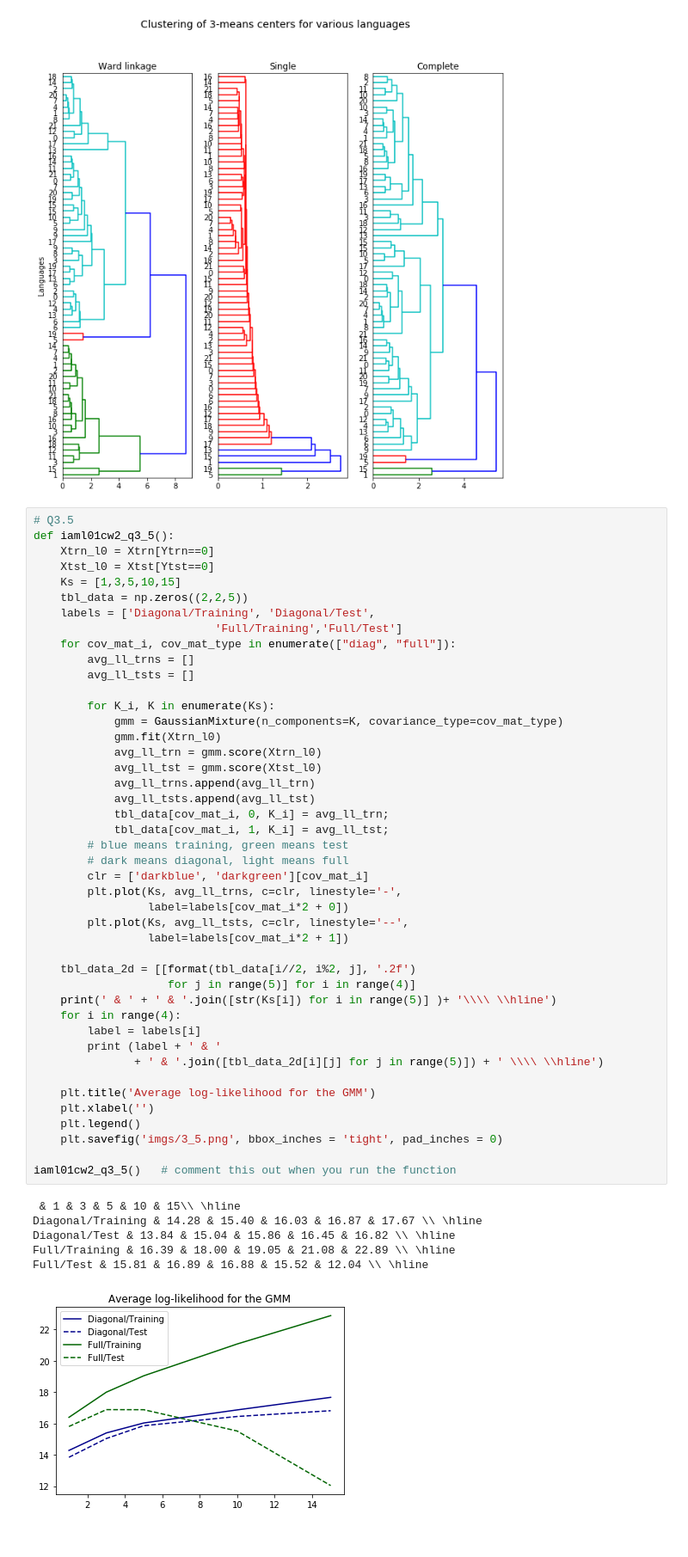
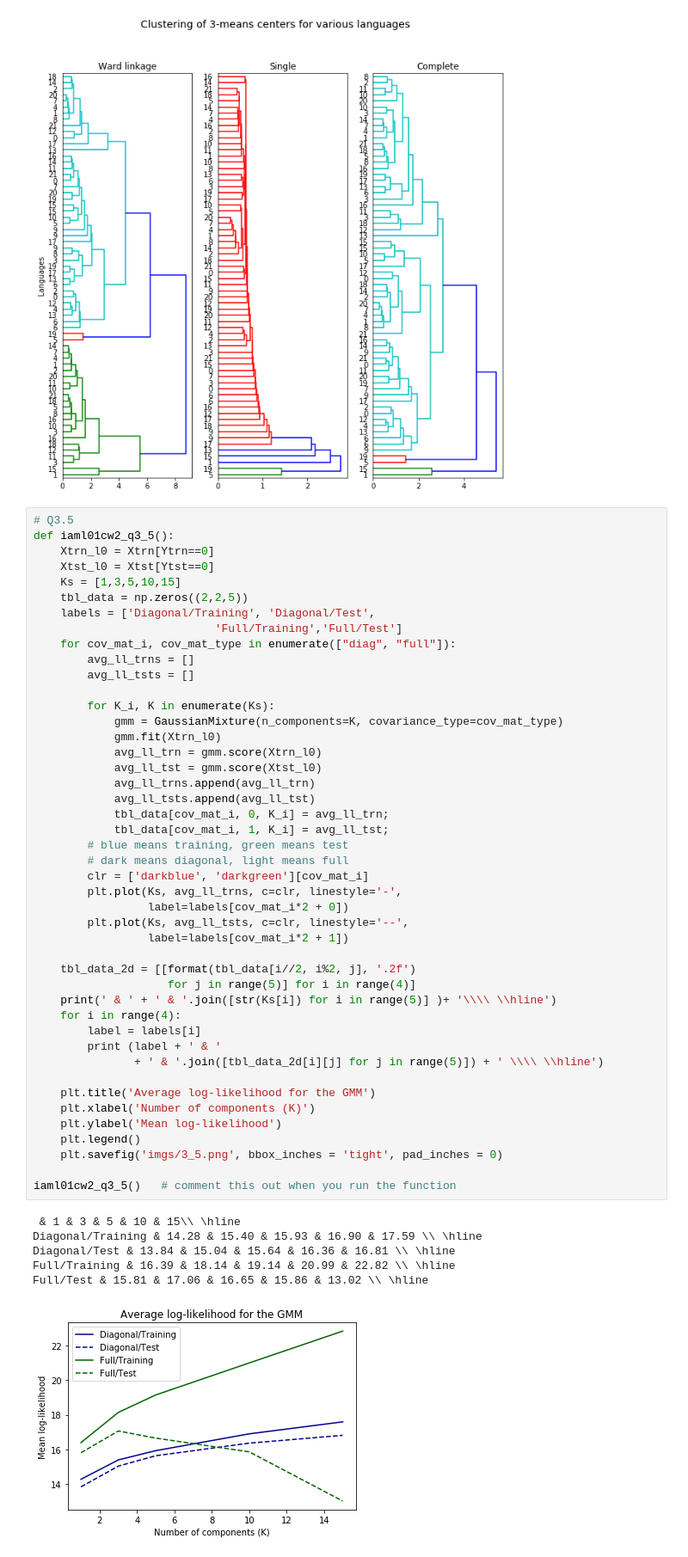
Before and after one commit to s17k/IAML_CW2, a Jupyter notebook: iaml01cw2_q3.ipynb, the cells around one changed output. Shown: that part at 86% size. Drawn from its saved outputs; the diff is of its cells as text.

```diff
--- a/iaml01cw2_q3.ipynb
+++ b/iaml01cw2_q3.ipynb
@@ -140,36 +140,37 @@ def iaml01cw2_q3_5():
             gmm.fit(Xtrn_l0)
             avg_ll_trn = gmm.score(Xtrn_l0)
             avg_ll_tst = gmm.score(Xtst_l0)
             avg_ll_trns.append(avg_ll_trn)
             avg_ll_tsts.append(avg_ll_tst)
             tbl_data[cov_mat_i, 0, K_i] = avg_ll_trn;
             tbl_data[cov_mat_i, 1, K_i] = avg_ll_tst;
         # blue means training, green means test
         # dark means diagonal, light means full
         clr = ['darkblue', 'darkgreen'][cov_mat_i]
         plt.plot(Ks, avg_ll_trns, c=clr, linestyle='-',
                  label=labels[cov_mat_i*2 + 0])
         plt.plot(Ks, avg_ll_tsts, c=clr, linestyle='--',
                  label=labels[cov_mat_i*2 + 1])
 
     tbl_data_2d = [[format(tbl_data[i//2, i%2, j], '.2f')
                     for j in range(5)] for i in range(4)]
     print(' & ' + ' & '.join([str(Ks[i]) for i in range(5)] )+ '\\\\ \\hline')
     for i in range(4):
         label = labels[i]
         print (label + ' & '
                + ' & '.join([tbl_data_2d[i][j] for j in range(5)]) + ' \\\\ \\hline')
 
     plt.title('Average log-likelihood for the GMM')
-    plt.xlabel('')
+    plt.xlabel('Number of components (K)')
+    plt.ylabel('Mean log-likelihood')
     plt.legend()
     plt.savefig('imgs/3_5.png', bbox_inches = 'tight', pad_inches = 0)
 
 iaml01cw2_q3_5()   # comment this out when you run the function
 # %% [output]
  & 1 & 3 & 5 & 10 & 15\\ \hline
-Diagonal/Training & 14.28 & 15.40 & 16.03 & 16.87 & 17.67 \\ \hline
-Diagonal/Test & 13.84 & 15.04 & 15.86 & 16.45 & 16.82 \\ \hline
-Full/Training & 16.39 & 18.00 & 19.05 & 21.08 & 22.89 \\ \hline
-Full/Test & 15.81 & 16.89 & 16.88 & 15.52 & 12.04 \\ \hline
+Diagonal/Training & 14.28 & 15.40 & 15.93 & 16.90 & 17.59 \\ \hline
+Diagonal/Test & 13.84 & 15.04 & 15.64 & 16.36 & 16.81 \\ \hline
+Full/Training & 16.39 & 18.14 & 19.14 & 20.99 & 22.82 \\ \hline
+Full/Test & 15.81 & 17.06 & 16.65 & 15.86 & 13.02 \\ \hline
-[figure, old version]
+[figure, new version]
```
Also changed, not shown: 3 other files.
